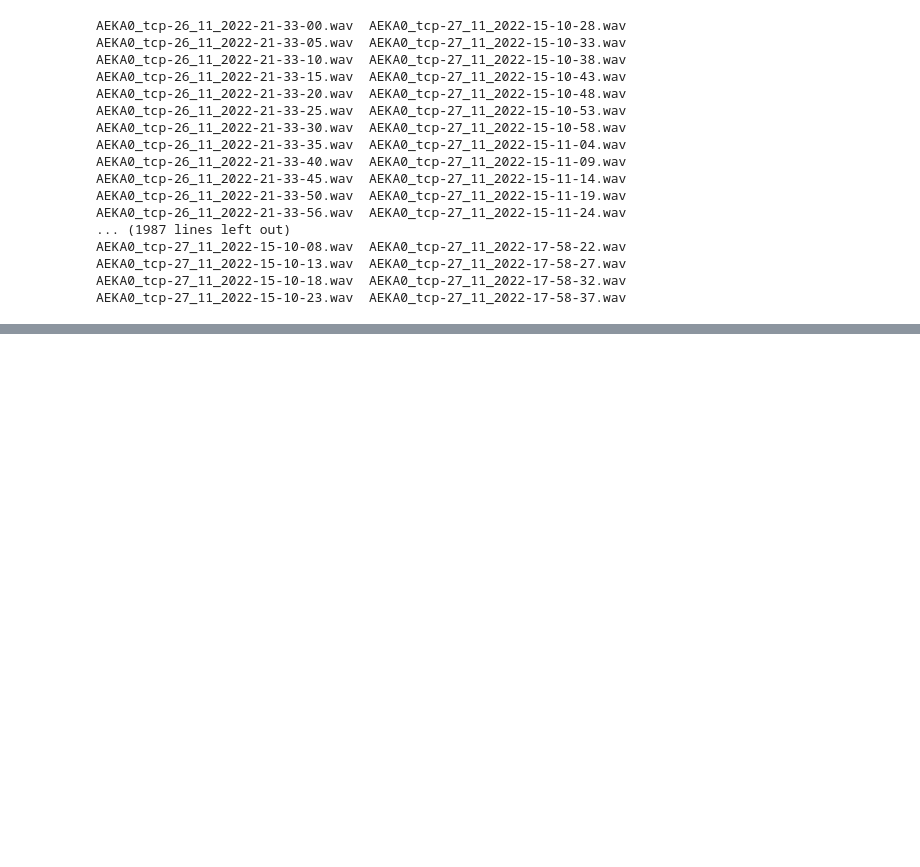
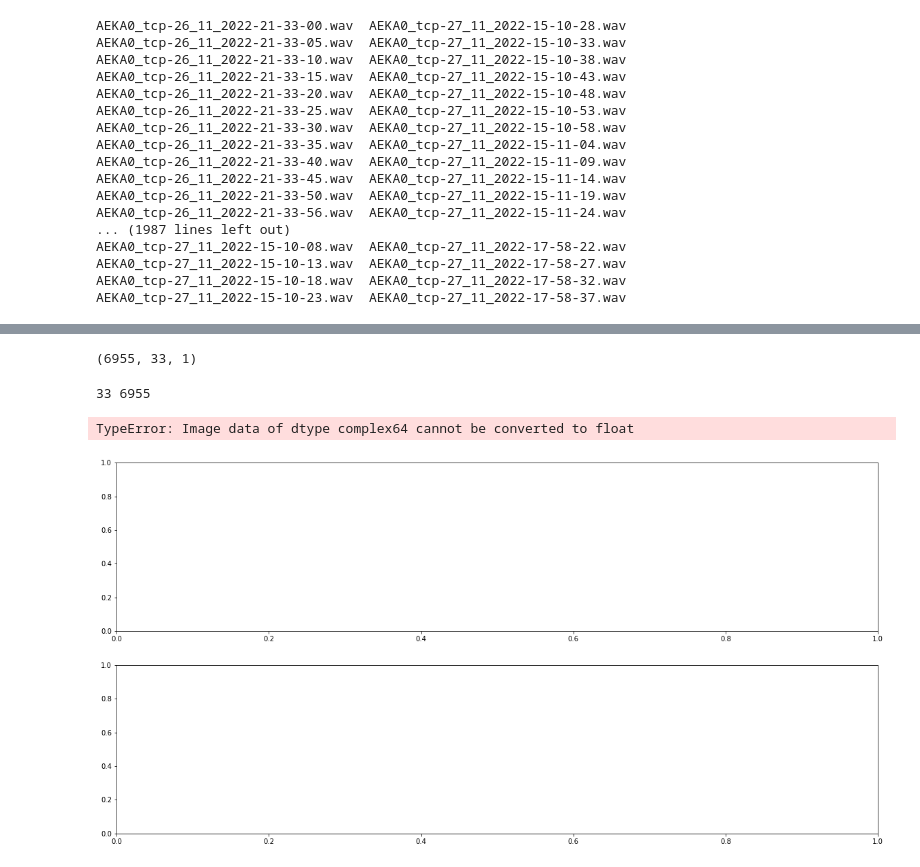
Before and after one commit to sandy01011/NLP, a Jupyter notebook: voice_transcription/voice_modelling.ipynb, the cells around one changed output, grey strips where cells are left out. Cells and saved outputs as stored; diff of their text form; code cells hidden in the pictures; blank space fills up the shorter version.

```diff
--- a/voice_transcription/voice_modelling.ipynb
+++ b/voice_transcription/voice_modelling.ipynb
@@ -69,3 +64,23 @@ To enable them in other operations, rebuild TensorFlow with the appropriate comp
+# %%
+print(spectogram.shape)
+# %% [output]
+(6955, 33, 1)
+# %%
+spec = tf.transpose(spectogram[...,0], [1,0])
+fig, axis = plt.subplots(2, figsize=(20, 10))
+power_spec = np.log(spec)
+height = power_spec.shape[0]
+width = power_spec.shape[1]
+print(height,width)
+X = np.linspace(0, power_spec.shape[0], num=width, dtype=int)
+Y =  range(height)
+axis[0].pcolormesh(X,Y, power_spec)
+axis[0].set_title('Spectogram')
+plt.show()
+# %% [output]
+33 6955
+TypeError: Image data of dtype complex64 cannot be converted to float
+[figure, added]
 # %%
 CHUNK = 1024 * 2
 FORMAT = pa.paInt16
```
Also changed, not shown: parts of 1 cell of this notebook, 2 other files.
